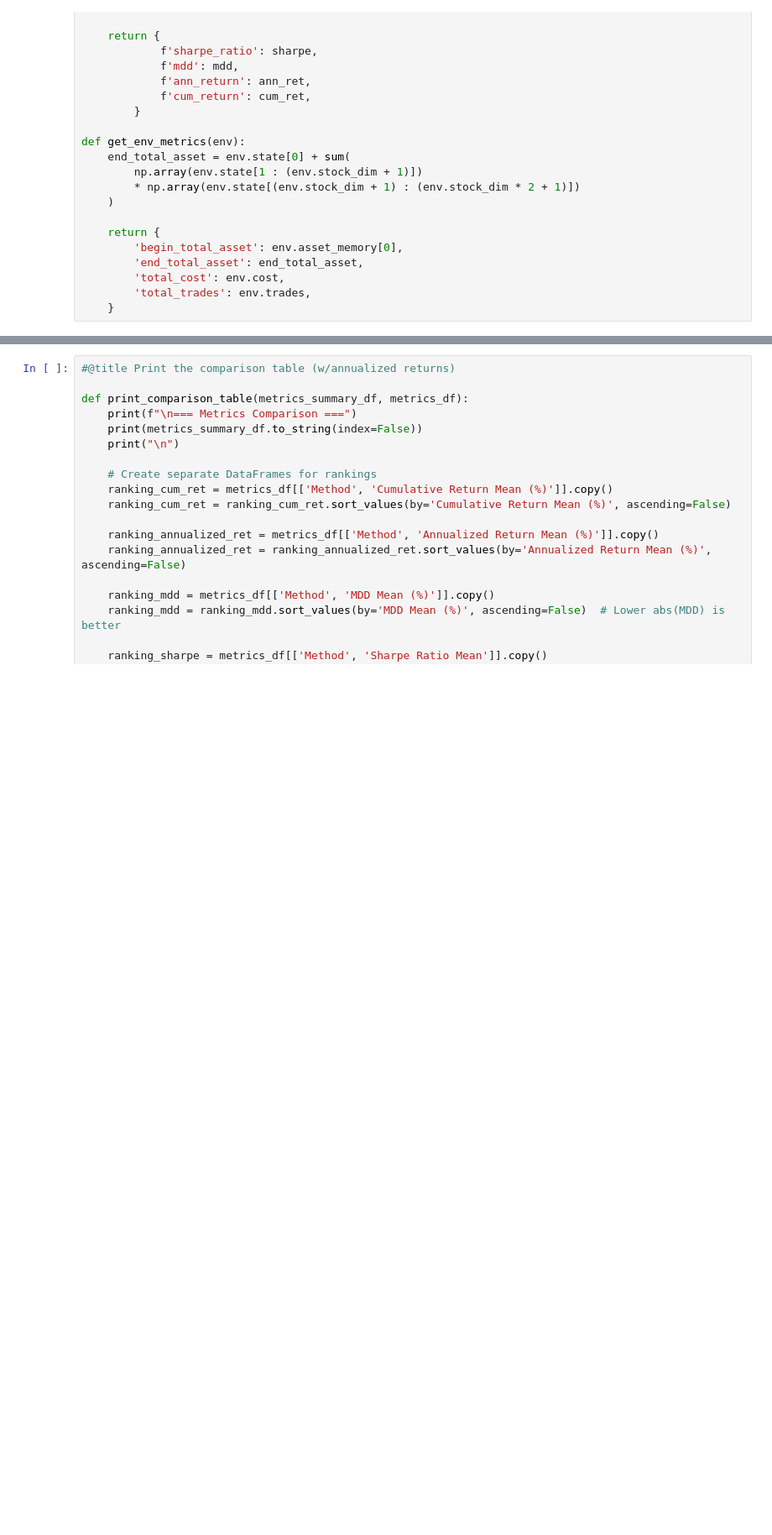
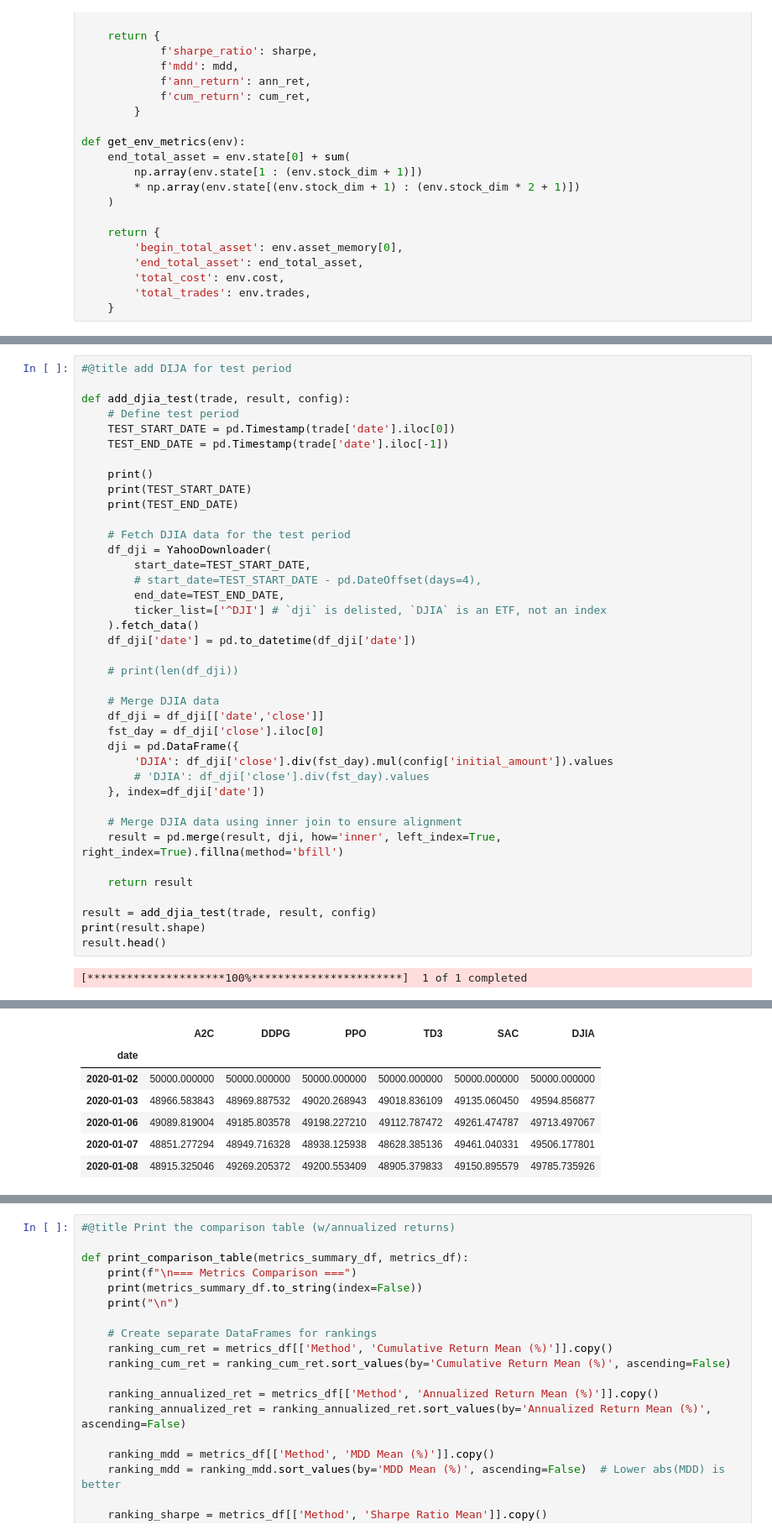
Before and after one commit to tony-pitchblack/finrl-dt, a Jupyter notebook: finrl_dt_replicate_eval.ipynb, the cells around one changed output, grey strips where cells are left out. Shown at 84% size. Cells and saved outputs as stored; diff of their text form; blank space fills up the shorter version.

```diff
--- a/finrl_dt_replicate_eval.ipynb
+++ b/finrl_dt_replicate_eval.ipynb
@@ -311,0 +689,41 @@ def update_best_model_metrics(metrics, model_name, split_label):
+# %%
+#@title add DIJA for test period
+
+def add_djia_test(trade, result, config):
+    # Define test period
+    TEST_START_DATE = pd.Timestamp(trade['date'].iloc[0])
+    TEST_END_DATE = pd.Timestamp(trade['date'].iloc[-1])
+
+    print()
+    print(TEST_START_DATE)
+    print(TEST_END_DATE)
+
+    # Fetch DJIA data for the test period
+    df_dji = YahooDownloader(
+        start_date=TEST_START_DATE,
+        # start_date=TEST_START_DATE - pd.DateOffset(days=4),
+        end_date=TEST_END_DATE,
+        ticker_list=['^DJI'] # `dji` is delisted, `DJIA` is an ETF, not an index
+    ).fetch_data()
+    df_dji['date'] = pd.to_datetime(df_dji['date'])
+
+    # print(len(df_dji))
+
+    # Merge DJIA data
+    df_dji = df_dji[['date','close']]
+    fst_day = df_dji['close'].iloc[0]
+    dji = pd.DataFrame({
+        'DJIA': df_dji['close'].div(fst_day).mul(config['initial_amount']).values
+        # 'DJIA': df_dji['close'].div(fst_day).values
+    }, index=df_dji['date'])
+
+    # Merge DJIA data using inner join to ensure alignment
+    result = pd.merge(result, dji, how='inner', left_index=True, right_index=True).fillna(method='bfill')
+
+    return result
+
+result = add_djia_test(trade, result, config)
+print(result.shape)
+result.head()
+# %% [output]
+[*********************100%***********************]  1 of 1 completed
@@ -311,0 +734,7 @@ def update_best_model_metrics(metrics, model_name, split_label):
+|  | A2C | DDPG | PPO | TD3 | SAC | DJIA |
+| date |  |  |  |  |  |  |
+| 2020-01-02 | 50000.000000 | 50000.000000 | 50000.000000 | 50000.000000 | 50000.000000 | 50000.000000 |
+| 2020-01-03 | 48966.583843 | 48969.887532 | 49020.268943 | 49018.836109 | 49135.060450 | 49594.856877 |
+| 2020-01-06 | 49089.819004 | 49185.803578 | 49198.227210 | 49112.787472 | 49261.474787 | 49713.497067 |
+| 2020-01-07 | 48851.277294 | 48949.716328 | 48938.125938 | 48628.385136 | 49461.040331 | 49506.177801 |
+| 2020-01-08 | 48915.325046 | 49269.205372 | 49200.553409 | 48905.379833 | 49150.895579 | 49785.735926 |
```
Also changed, not shown: parts of 36 cells of this notebook.
